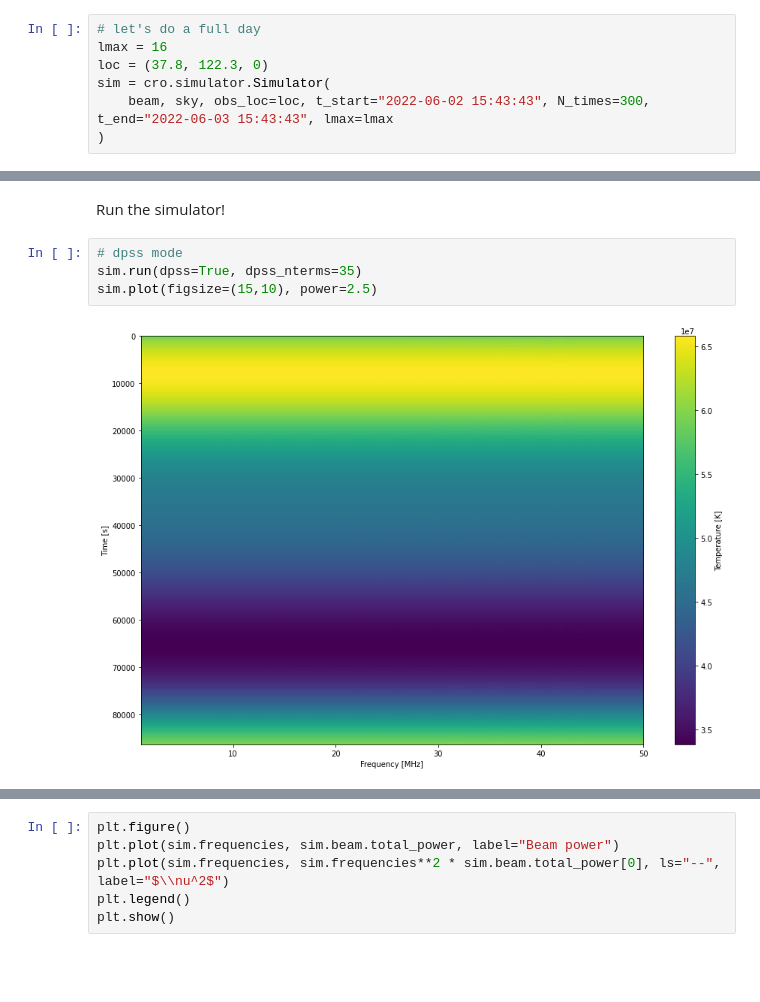
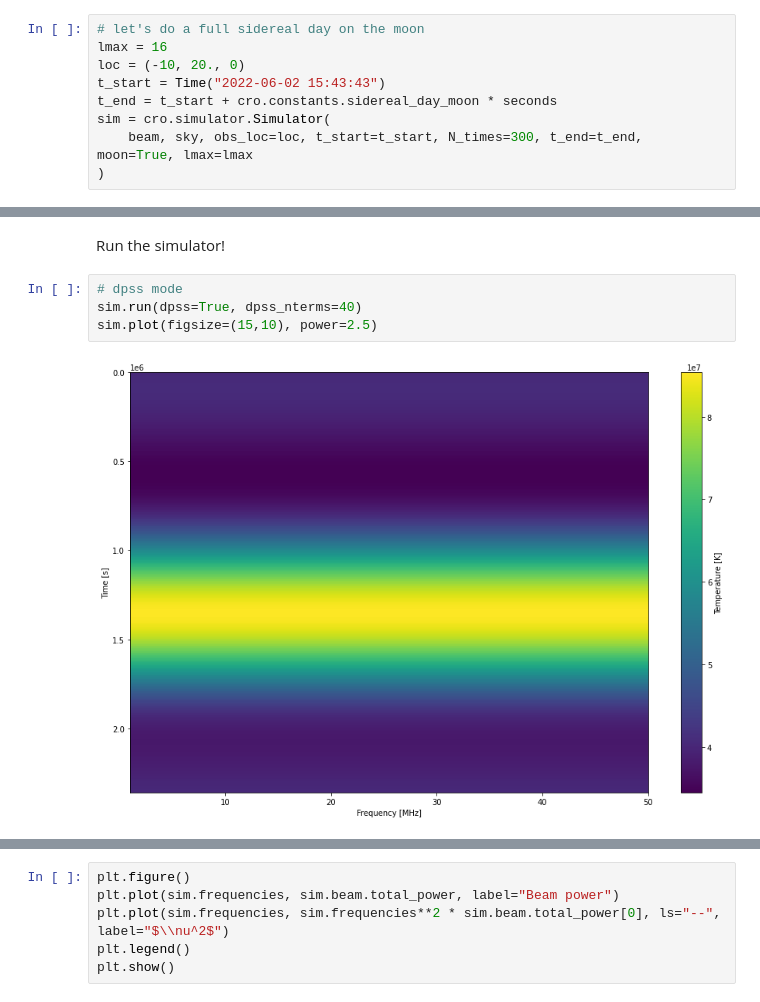
Before and after one commit to christianhbye/croissant, a Jupyter notebook: notebooks/example_sim.ipynb, the cells around one changed output, grey strips where cells are left out. Drawn from its saved outputs; the diff is of its cells as text; blank space fills up the shorter version.

```diff
--- a/notebooks/example_sim.ipynb
+++ b/notebooks/example_sim.ipynb
@@ -69,11 +72,13 @@ for freq in sky.frequencies[9::20]:
 [figure]
 [figure]
 # %%
-# let's do a full day
+# let's do a full sidereal day on the moon
 lmax = 16
-loc = (37.8, 122.3, 0)
+loc = (-10, 20., 0)
+t_start = Time("2022-06-02 15:43:43")
+t_end = t_start + cro.constants.sidereal_day_moon * seconds
 sim = cro.simulator.Simulator(
-    beam, sky, obs_loc=loc, t_start="2022-06-02 15:43:43", N_times=300, t_end="2022-06-03 15:43:43", lmax=lmax
+    beam, sky, obs_loc=loc, t_start=t_start, N_times=300, t_end=t_end, moon=True, lmax=lmax
 )
 # %%
 # the simualtor view of the beam after horizon cut and spherical harmonics decomposition
@@ -107,10 +112,10 @@ healpy.mollview(sim.sky.hp_map(nside=128)[10])
 Run the simulator!
 # %%
 # dpss mode
-sim.run(dpss=True, dpss_nterms=35)
+sim.run(dpss=True, dpss_nterms=40)
 sim.plot(figsize=(15,10), power=2.5)
 # %% [output]
-[figure, old version]
+[figure, new version]
 # %%
 sim.run(dpss=False)
 sim.plot(figsize=(15,10), power=2.5)
```
Also changed, not shown: parts of 12 cells of this notebook.
